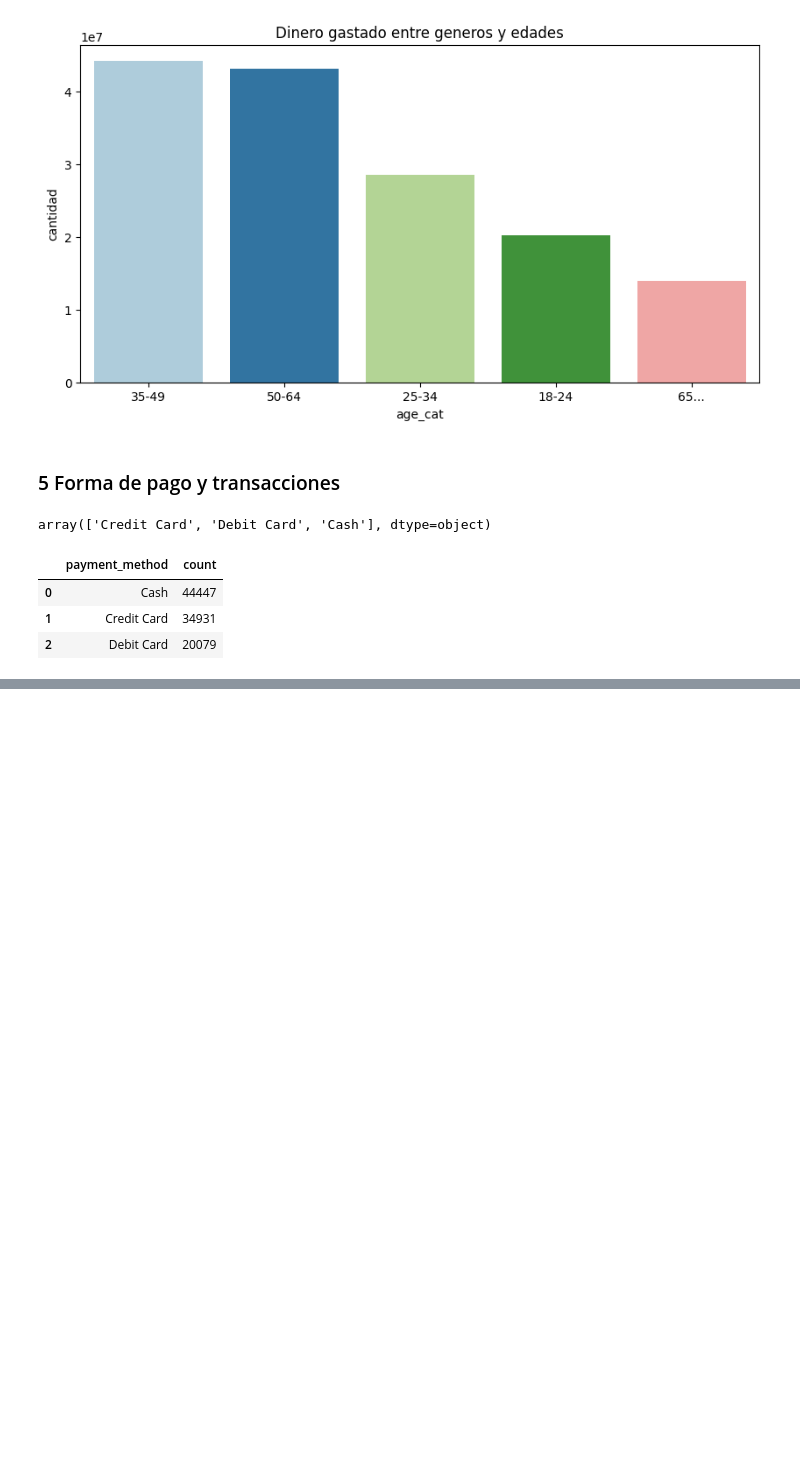
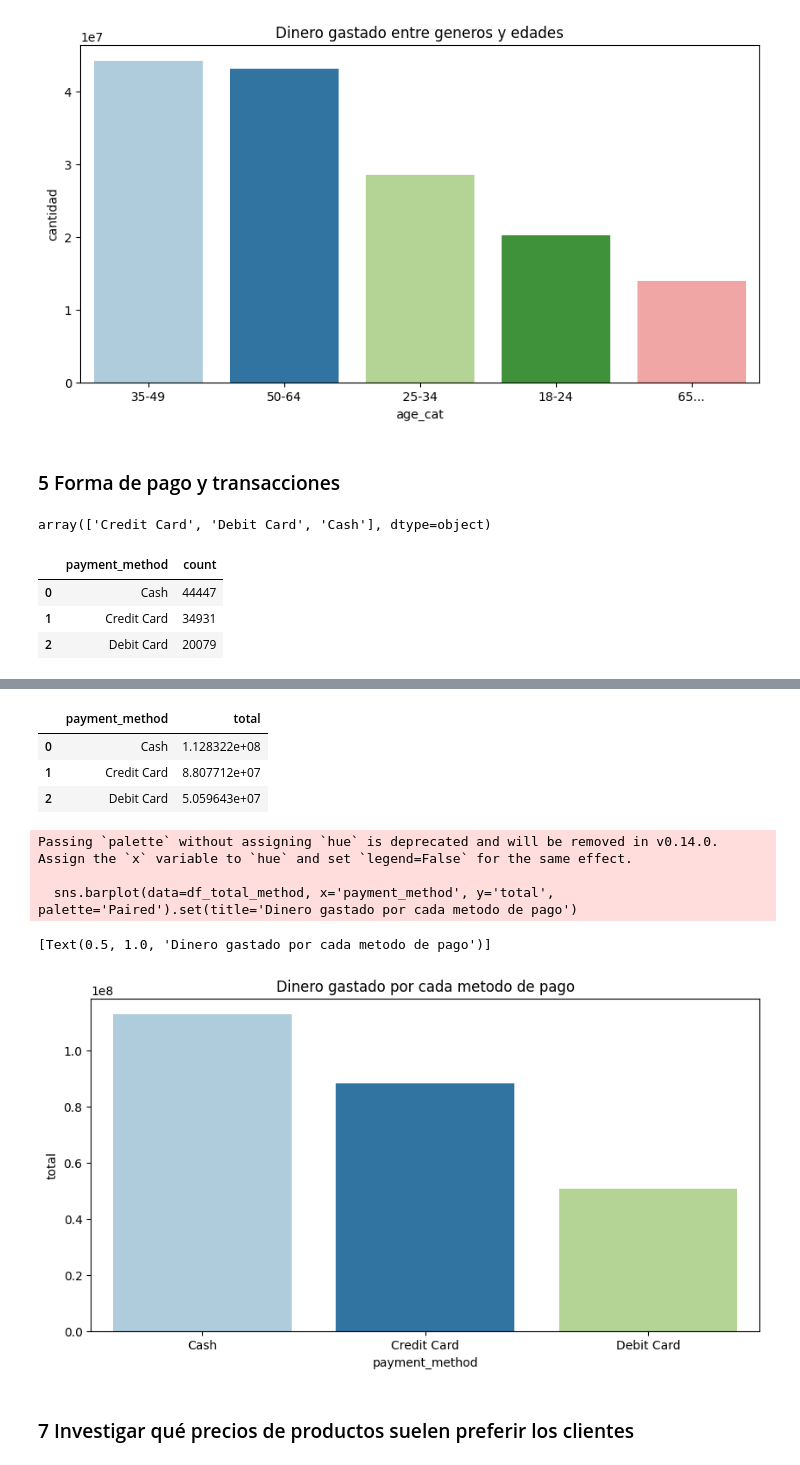
Before and after one commit to sleepmagnus/retail_analysis, a Jupyter notebook: retail.ipynb, the cells around one changed output, grey strips where cells are left out. Cells and saved outputs as stored; diff of their text form; code cells hidden in the pictures; blank space fills up the shorter version.

```diff
--- a/retail.ipynb
+++ b/retail.ipynb
@@ -329,0 +332,4 @@ df_methods.head()
+# %%
+df6 = df0.copy()
+# %%
+df6['total'] = df6['price'] * df6['quantity']
@@ -329,0 +345,20 @@ df_methods.head()
+# %%
+df_total_method = df6.groupby('payment_method')['total'].sum().reset_index()
+# %%
+df_total_method
+# %% [output]
+|  | payment_method | total |
+| 0 | Cash | 1.128322e+08 |
+| 1 | Credit Card | 8.807712e+07 |
+| 2 | Debit Card | 5.059643e+07 |
+# %%
+plt.figure(figsize=(10,5))
+sns.barplot(data=df_total_method, x='payment_method', y='total', palette='Paired').set(title='Dinero gastado por cada metodo de pago')
+# %% [output]
+Passing `palette` without assigning `hue` is deprecated and will be removed in v0.14.0. Assign the `x` variable to `hue` and set `legend=False` for the same effect.
+
+  sns.barplot(data=df_total_method, x='payment_method', y='total', palette='Paired').set(title='Dinero gastado por cada metodo de pago')
+[Text(0.5, 1.0, 'Dinero gastado por cada metodo de pago')]
+[figure, added]
+# %% [markdown]
+### 7 Investigar qué precios de productos suelen preferir los clientes
```
Also changed, not shown: parts of 2 cells of this notebook.
